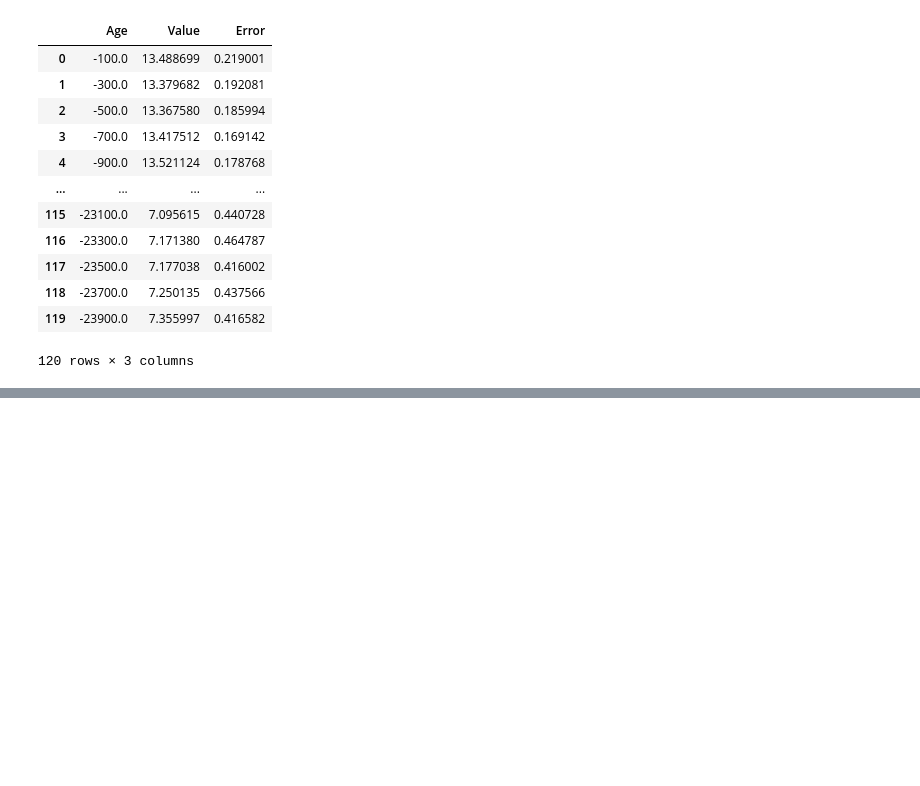
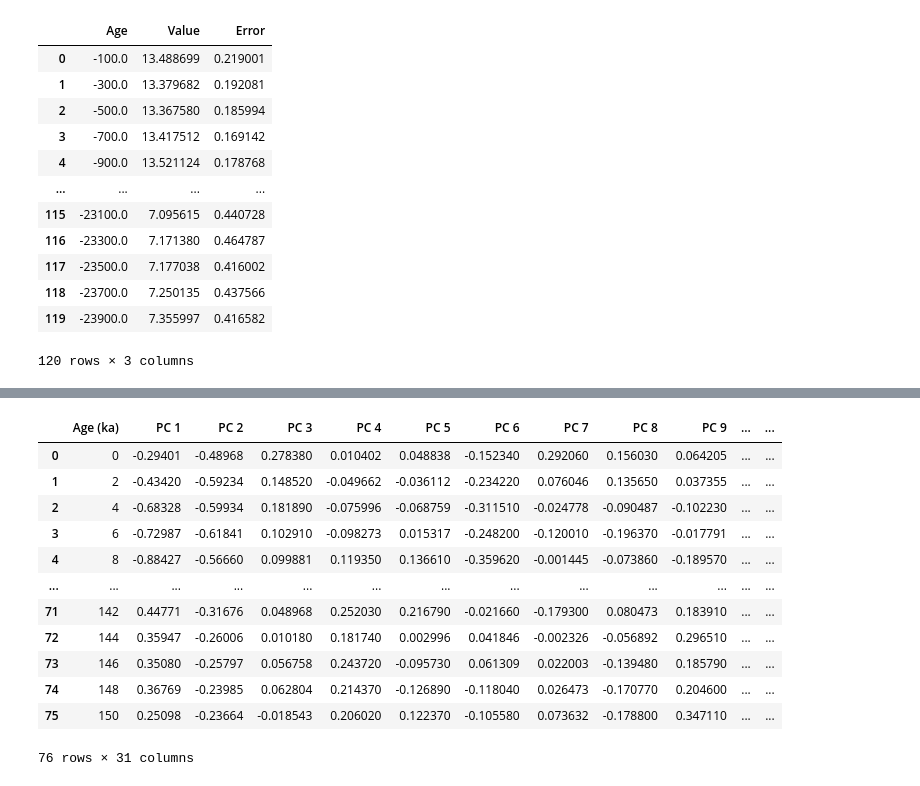
Before and after one commit to Peisong-Zheng/PastClimatePlots, a Jupyter notebook: Code_for_Plots.ipynb, the cells around one changed output, grey strips where cells are left out. Saved outputs shown, nothing was run; the diff lists cells and outputs as text; code cells hidden in the pictures; blank space fills up the shorter version.

```diff
--- a/Code_for_Plots.ipynb
+++ b/Code_for_Plots.ipynb
@@ -336,0 +425,19 @@ show(layout)
+# %%
+# read in Chadwick et al-2022_Stacks_PCA_pc.csv
+df_SO_seaice_pc1 = pd.read_csv('Chadwick et al-2022_Stacks_PCA_pc.csv')
+# df_SO_seaice_pc1.columns = ['Age', 'Value']
+df_SO_seaice_pc1
+# %% [output]
+|  | Age (ka) | PC 1 | PC 2 | PC 3 | PC 4 | PC 5 | PC 6 | PC 7 | PC 8 | PC 9 | ... | ... |
+| 0 | 0 | -0.29401 | -0.48968 | 0.278380 | 0.010402 | 0.048838 | -0.152340 | 0.292060 | 0.156030 | 0.064205 | ... | ... |
+| 1 | 2 | -0.43420 | -0.59234 | 0.148520 | -0.049662 | -0.036112 | -0.234220 | 0.076046 | 0.135650 | 0.037355 | ... | ... |
+| 2 | 4 | -0.68328 | -0.59934 | 0.181890 | -0.075996 | -0.068759 | -0.311510 | -0.024778 | -0.090487 | -0.102230 | ... | ... |
+| 3 | 6 | -0.72987 | -0.61841 | 0.102910 | -0.098273 | 0.015317 | -0.248200 | -0.120010 | -0.196370 | -0.017791 | ... | ... |
+| 4 | 8 | -0.88427 | -0.56660 | 0.099881 | 0.119350 | 0.136610 | -0.359620 | -0.001445 | -0.073860 | -0.189570 | ... | ... |
+| ... | ... | ... | ... | ... | ... | ... | ... | ... | ... | ... | ... | ... |
+| 71 | 142 | 0.44771 | -0.31676 | 0.048968 | 0.252030 | 0.216790 | -0.021660 | -0.179300 | 0.080473 | 0.183910 | ... | ... |
+| 72 | 144 | 0.35947 | -0.26006 | 0.010180 | 0.181740 | 0.002996 | 0.041846 | -0.002326 | -0.056892 | 0.296510 | ... | ... |
+| 73 | 146 | 0.35080 | -0.25797 | 0.056758 | 0.243720 | -0.095730 | 0.061309 | 0.022003 | -0.139480 | 0.185790 | ... | ... |
+| 74 | 148 | 0.36769 | -0.23985 | 0.062804 | 0.214370 | -0.126890 | -0.118040 | 0.026473 | -0.170770 | 0.204600 | ... | ... |
+| 75 | 150 | 0.25098 | -0.23664 | -0.018543 | 0.206020 | 0.122370 | -0.105580 | 0.073632 | -0.178800 | 0.347110 | ... | ... |
+76 rows × 31 columns
```
Also changed, not shown: parts of 4 cells of this notebook, 2 other files.
